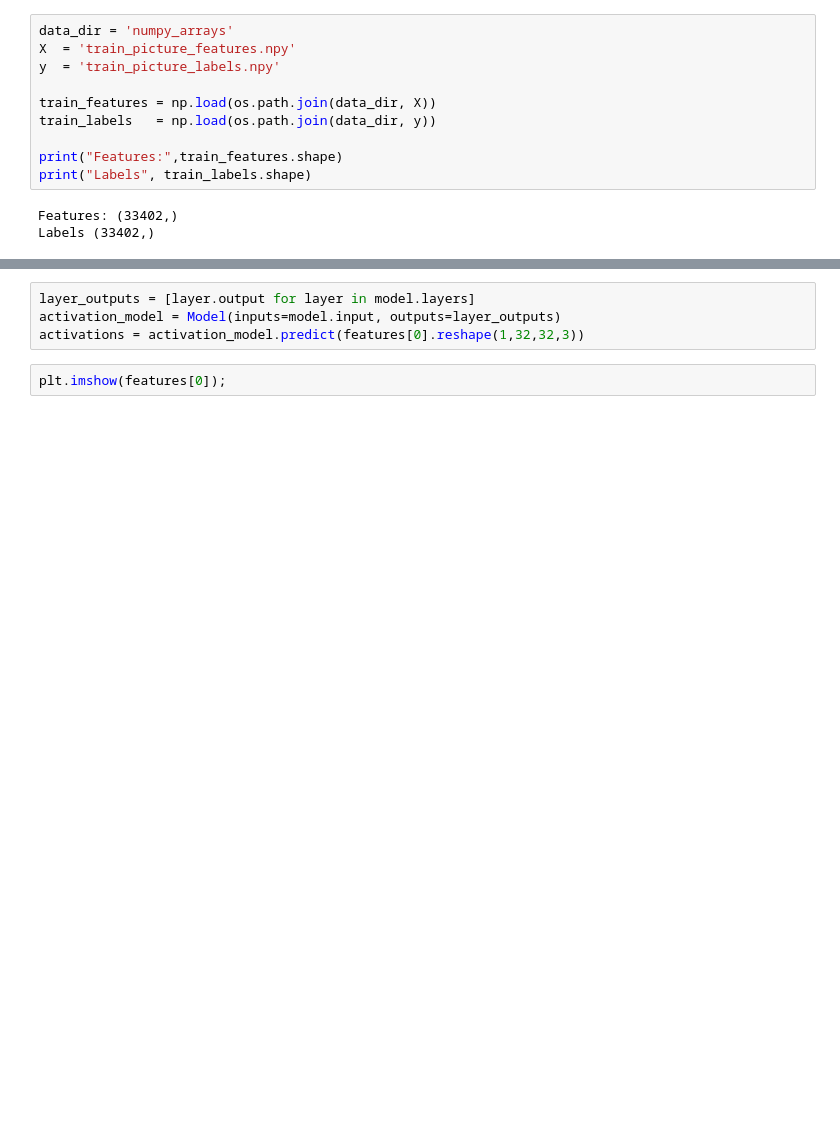
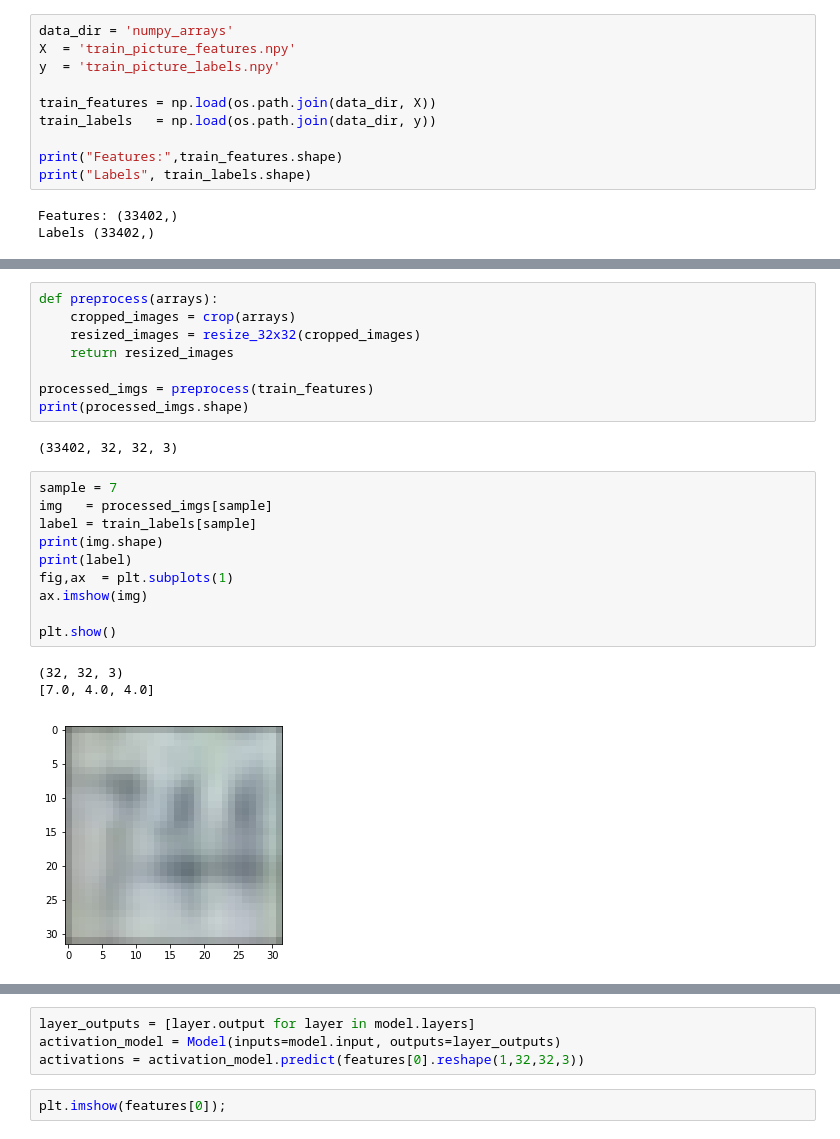
Before and after one commit to danielhallinan88/udacity_capstone, a Jupyter notebook: svhn-multi-digit-ModelAPI-cnn.ipynb, the cells around one changed output, grey strips where cells are left out. Drawn from its saved outputs; the diff is of its cells as text; blank space fills up the shorter version.

```diff
--- a/svhn-multi-digit-ModelAPI-cnn.ipynb
+++ b/svhn-multi-digit-ModelAPI-cnn.ipynb
@@ -97,3 +100,27 @@ print(type(resized_images))
+# %%
+def preprocess(arrays):
+    cropped_images = crop(arrays)
+    resized_images = resize_32x32(cropped_images)
+    return resized_images
+
+processed_imgs = preprocess(train_features)
+print(processed_imgs.shape)
+# %% [output]
+(33402, 32, 32, 3)
+# %%
+sample = 7
+img   = processed_imgs[sample]
+label = train_labels[sample]
+print(img.shape)
+print(label)
+fig,ax  = plt.subplots(1)
+ax.imshow(img)
+
+plt.show()
+# %% [output]
+(32, 32, 3)
+[7.0, 4.0, 4.0]
+[figure, added]
 # %%
 # Preprocessing targets
 
```
Also changed, not shown: parts of 20 cells of this notebook, 7 other files.
